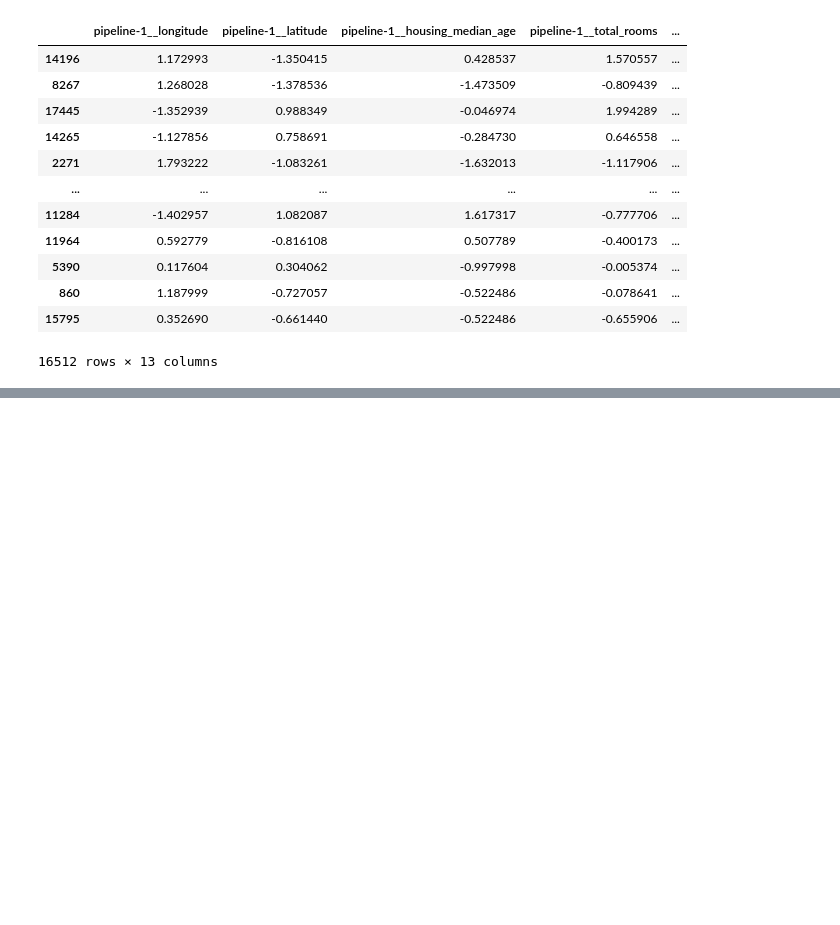
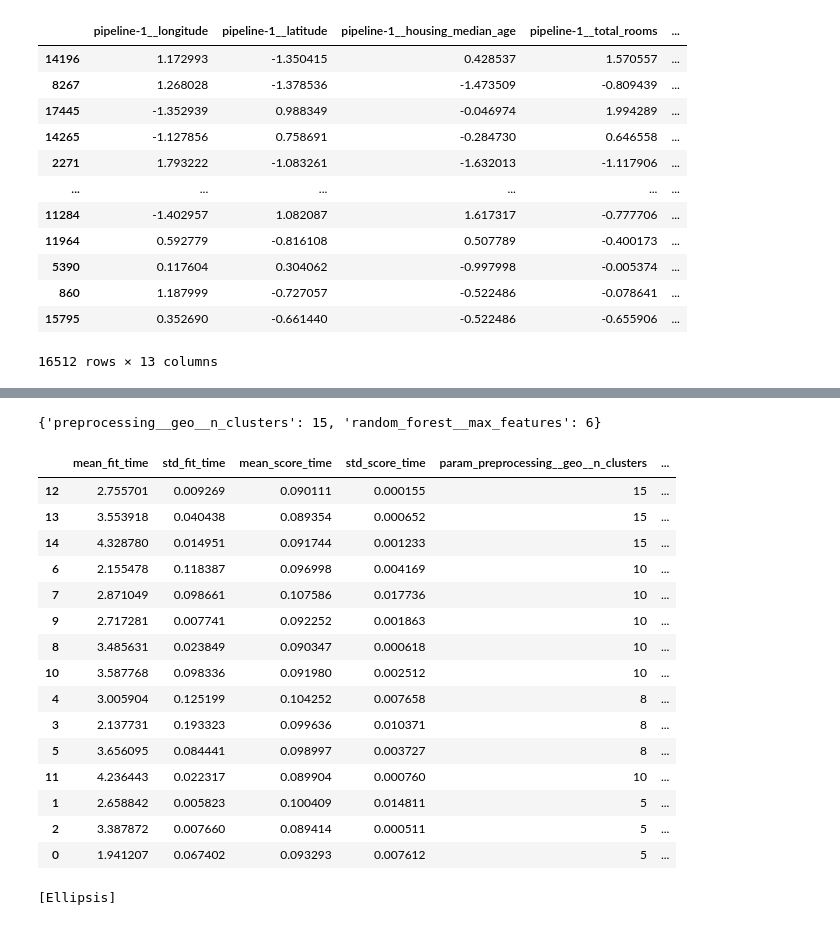
Before and after one commit to bundela05/mlcodez, a Jupyter notebook: ai and ml/code/stratifiedRandomSampling.ipynb, the cells around one changed output, grey strips where cells are left out. Drawn from its saved outputs; the diff is of its cells as text; code cells hidden in the pictures; blank space fills up the shorter version.

```diff
--- a/ai and ml/code/stratifiedRandomSampling.ipynb
+++ b/ai and ml/code/stratifiedRandomSampling.ipynb
@@ -412,0 +624,30 @@ pd.DataFrame(housing_prepared , columns=preprocessing.get_feature_names_out() ,
+# %%
+grid_search.best_params_
+# %% [output]
+{'preprocessing__geo__n_clusters': 15, 'random_forest__max_features': 6}
+# %%
+cv_res = pd.DataFrame(grid_search.cv_results_)
+cv_res.sort_values(by="mean_test_score", ascending=False, inplace=True)
+# %%
+cv_res
+# %% [output]
+|  | mean_fit_time | std_fit_time | mean_score_time | std_score_time | param_preprocessing__geo__n_clusters | ... |
+| 12 | 2.755701 | 0.009269 | 0.090111 | 0.000155 | 15 | ... |
+| 13 | 3.553918 | 0.040438 | 0.089354 | 0.000652 | 15 | ... |
+| 14 | 4.328780 | 0.014951 | 0.091744 | 0.001233 | 15 | ... |
+| 6 | 2.155478 | 0.118387 | 0.096998 | 0.004169 | 10 | ... |
+| 7 | 2.871049 | 0.098661 | 0.107586 | 0.017736 | 10 | ... |
+| 9 | 2.717281 | 0.007741 | 0.092252 | 0.001863 | 10 | ... |
+| 8 | 3.485631 | 0.023849 | 0.090347 | 0.000618 | 10 | ... |
+| 10 | 3.587768 | 0.098336 | 0.091980 | 0.002512 | 10 | ... |
+| 4 | 3.005904 | 0.125199 | 0.104252 | 0.007658 | 8 | ... |
+| 3 | 2.137731 | 0.193323 | 0.099636 | 0.010371 | 8 | ... |
+| 5 | 3.656095 | 0.084441 | 0.098997 | 0.003727 | 8 | ... |
+| 11 | 4.236443 | 0.022317 | 0.089904 | 0.000760 | 10 | ... |
+| 1 | 2.658842 | 0.005823 | 0.100409 | 0.014811 | 5 | ... |
+| 2 | 3.387872 | 0.007660 | 0.089414 | 0.000511 | 5 | ... |
+| 0 | 1.941207 | 0.067402 | 0.093293 | 0.007612 | 5 | ... |
+# %%
+[...]
+# %% [output]
+[Ellipsis]
```
Also changed, not shown: parts of 26 cells of this notebook, 1 other file.
